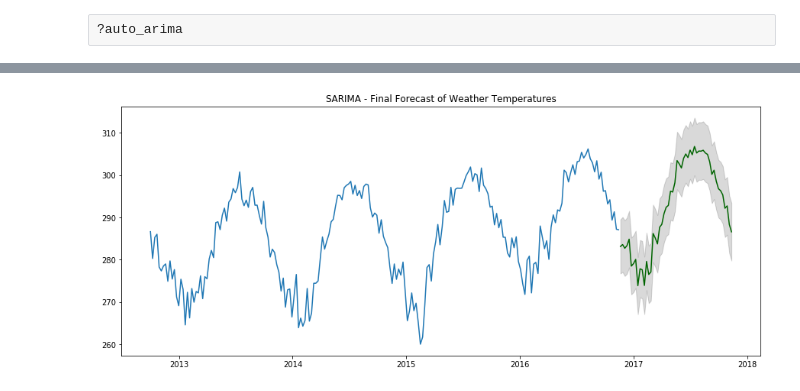
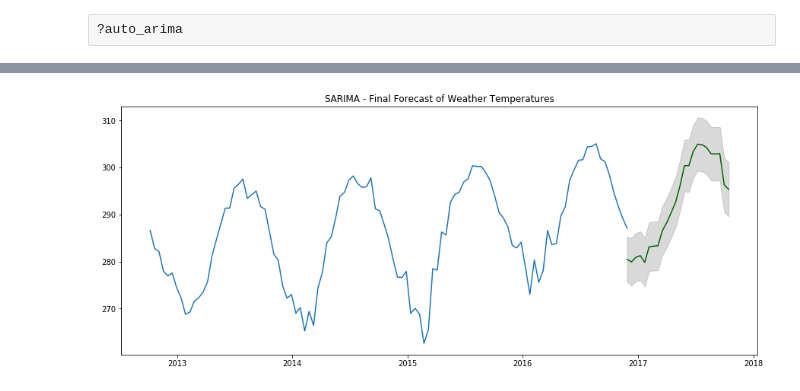
Before and after one commit to hjort/ai-labs, a Jupyter notebook: kaggle/serpro-weather/Weather - 4 Previsão com StatsModels.ipynb, the cells around one changed output, grey strips where cells are left out. Cells and saved outputs as stored; diff of their text form; code cells hidden in the pictures.

```diff
--- a/kaggle/serpro-weather/Weather - 4 Previsão com StatsModels.ipynb
+++ b/kaggle/serpro-weather/Weather - 4 Previsão com StatsModels.ipynb
@@ -61,7 +51,8 @@ Index:
 # %%
 data = data.dropna()
 
-data = data.resample('7D').mean()
+#data = data.resample('7D').mean()
+data = data.resample('2W').mean()
 #data = data.resample('15D').mean()
 #data = data.resample('M').mean()
 
@@ -368,3 +360,5 @@ pd.DataFrame({'orig': ts, 'diff': ts.diff(), 'diff7': ts.diff(7),
+# %%
+seasonal = 24 # 365 dias / período
 # %%
 # Plot
 fig, axes = plt.subplots(2, 1, figsize=(14,8), dpi=100, sharex=True)
@@ -375,8 +369,7 @@ axes[0].plot(ts.diff(1), label='Usual Differencing')
 axes[0].set_title('Usual Differencing')
 axes[0].legend(loc='upper left', fontsize=10)
 
-# Seasinal Dei
-seasonal = 52 #24 # 365 dias / período
+# Seasonal 1st
 axes[1].plot(ts, label='Original Series')
 axes[1].plot(ts.diff(seasonal), label='Seasonal Differencing', color='green')
 axes[1].set_title('Seasonal Differencing')
@@ -453,7 +448,6 @@ from pmdarima import auto_arima
 from pmdarima import auto_arima
 
 # Seasonal - fit stepwise auto-ARIMA
-seasonal = 52 #24 # 365 dias / período
 smodel = auto_arima(ts, start_p=1, start_q=1,
                          test='adf',
                          max_p=3, max_q=3, m=seasonal,
@@ -506,24 +511,24 @@ Warnings:
 # %%
 # Forecast
-n_periods = 52 #24 #12 # 1 ano
-freq = 'W' #'15D' #'M' # mês
+n_periods = seasonal #52 #24 #12 # 1 ano
+freq = '2W' #'15D' #'M' # mês
 fitted, confint = smodel.predict(n_periods=n_periods, return_conf_int=True)
-index_of_fc = pd.date_range(data.index[-1], periods = n_periods, freq=freq)
+index_of_fc = pd.date_range(data.index[-1], periods=n_periods, freq=freq)
 
 # make series for plotting purpose
 fitted_series = pd.Series(fitted, index=index_of_fc)
 lower_series = pd.Series(confint[:, 0], index=index_of_fc)
 upper_series = pd.Series(confint[:, 1], index=index_of_fc)
 
 # Plot
 plt.plot(data)
 plt.plot(fitted_series, color='darkgreen')
 plt.fill_between(lower_series.index,
                  lower_series,
                  upper_series,
                  color='k', alpha=.15)
 
 plt.title("SARIMA - Final Forecast of Weather Temperatures")
 plt.show()
 # %% [output]
-[figure, old version]
+[figure, new version]
```
Also changed, not shown: parts of 25 cells of this notebook, 3 other files.
